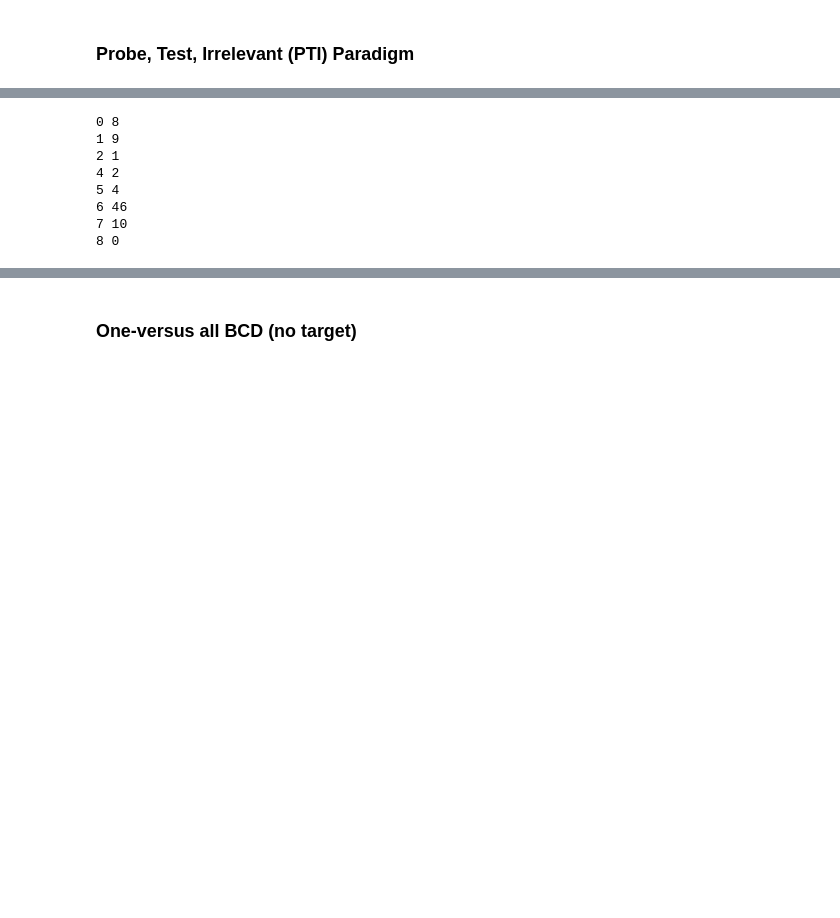
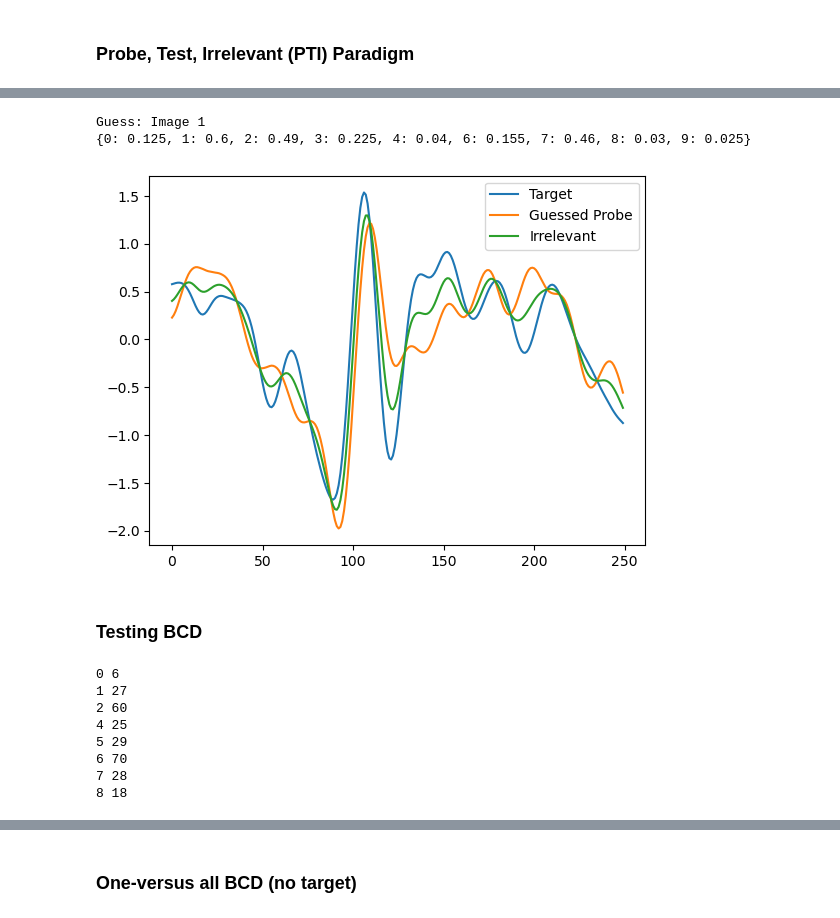
Before and after one commit to sveld03/natHacks, a Jupyter notebook: P3TE/correlation_analysis.ipynb, the cells around one changed output, grey strips where cells are left out. Saved outputs shown, nothing was run; the diff lists cells and outputs as text; code cells hidden in the pictures; blank space fills up the shorter version.

```diff
--- a/P3TE/correlation_analysis.ipynb
+++ b/P3TE/correlation_analysis.ipynb
@@ -67,0 +98,7 @@ X = pd.concat([X1, X2, X3], ignore_index=True, axis=0)
+# %%
+ds9 = pd.read_csv("P3TE/loading_data/Darren_data_PTI_target5_(8_trials)(60_images)(500_downTime)(200_flashTime).csv")
+labels9 = np.loadtxt("P3TE/loading_data/Darren_labels_PTI_target5_(8_trials)(60_images)(500_downTime)(200_flashTime).csv",
+                     delimiter=',',
+                     dtype='int')
+# %%
+X9 = create_lab_data(ds9, labels9, 250, all_channels)
@@ -70,5 +232,18 @@ X = pd.concat([X1, X2, X3], ignore_index=True, axis=0)
+# %%
+#test_targets = np.delete(np.arange(60), 5)
+test_targets = [0, 1, 2, 3, 4, 6, 7, 8, 9]
+pti_bcd_test(X9, target=5, suspects=test_targets, n_iters=200, n_samples=25)
+# %% [output]
+Guess: Image 1
+{0: 0.125, 1: 0.6, 2: 0.49, 3: 0.225, 4: 0.04, 6: 0.155, 7: 0.46, 8: 0.03, 9: 0.025}
+[figure, added]
+# %% [markdown]
+### Testing BCD
 # %%
+# DO NOT CHANGE - Steven PTI
 test_targets = [0, 1, 2, 4, 5, 6, 7, 8]
+corrPTs = []
+corrPIs = []
 
 for j in test_targets:
     X_target = X.iloc[np.where(X['image'] == 3)]
@@ -103,15 +278,19 @@ for j in test_targets:
         dc_corr_PT = np.corrcoef(xprobebar_dc, xtargetbar_dc)[0,1]
         dc_corr_PI = np.corrcoef(xprobebar_dc, xirrbar_dc)[0,1]
 
+        if j == 6:
+            corrPTs.append(dc_corr_PT)
+            corrPIs.append(dc_corr_PI)
+
         bootstrap_index += (dc_corr_PT > dc_corr_PI)
 
     print(j, bootstrap_index)
 # %% [output]
-0 8
-1 9
-2 1
-4 2
-5 4
-6 46
-7 10
-8 0
+0 6
+1 27
+2 60
+4 25
+5 29
+6 70
+7 28
+8 18
```
Also changed, not shown: parts of 30 cells of this notebook.
